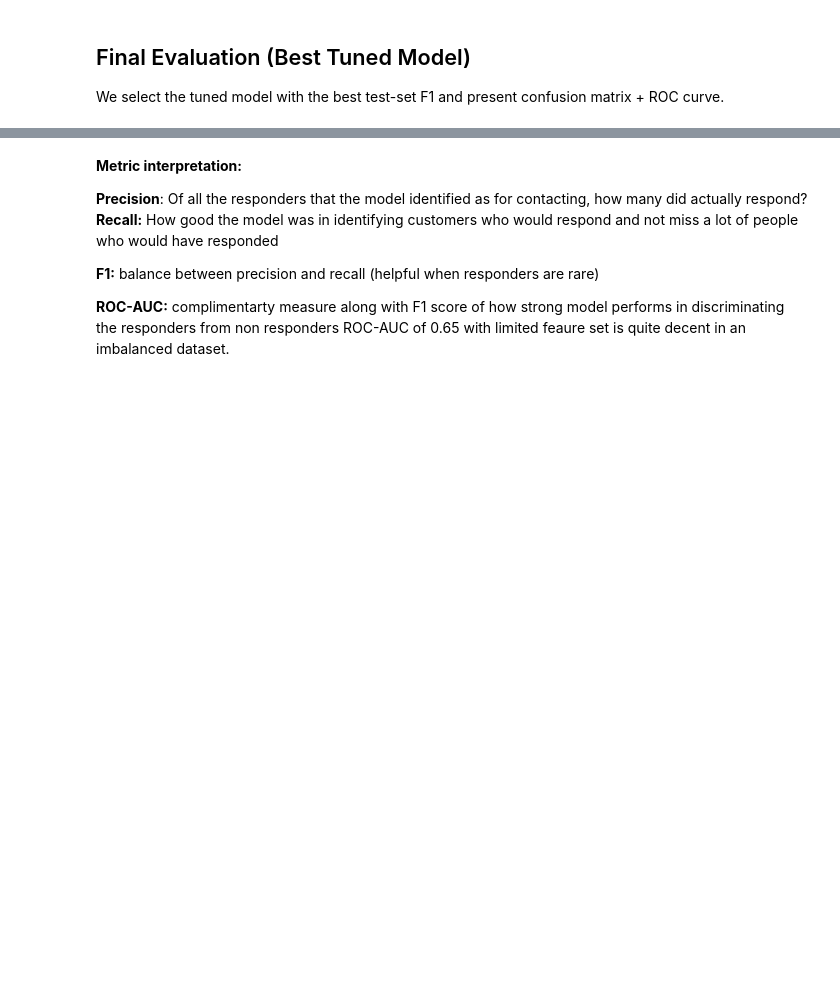
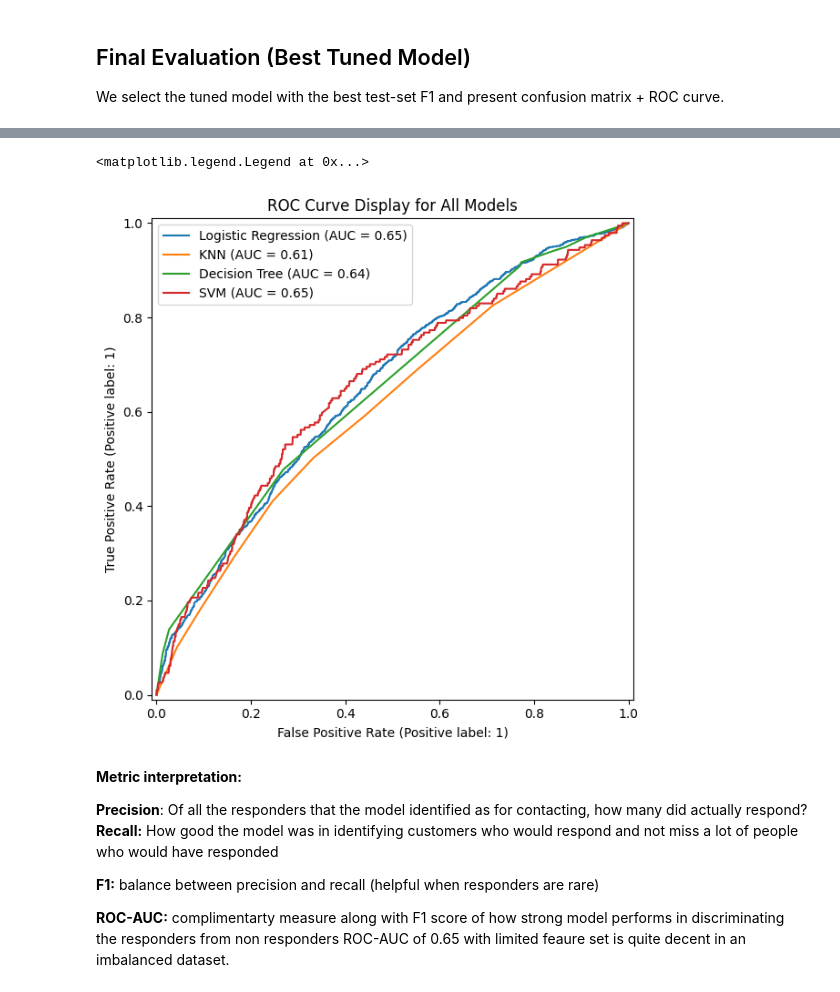
Before and after one commit to Subroy1/MarketingCampaign_ComparingClassifiers, a Jupyter notebook: prompt_III_Assignment17_1.ipynb, the cells around one changed output, grey strips where cells are left out. Saved outputs shown, nothing was run; the diff lists cells and outputs as text; code cells hidden in the pictures; blank space fills up the shorter version.

```diff
--- a/prompt_III_Assignment17_1.ipynb
+++ b/prompt_III_Assignment17_1.ipynb
@@ -940,0 +944,8 @@ We will run grid search only for SVC now with linear and rbf kernel.
+# %%
+# Reduce the X_train and y_train to fractional size from X,y as it takes vvery long time in large datasets -
+X_small = X.sample(frac=0.1, random_state=42)
+y_small = y[X_small.index]
+# Do train test split , only for svm on small dataset and name the sets accordingly with _small suffix
+X_train_small, X_test_small, y_train_small, y_test_small = train_test_split(X_small, y_small, test_size=0.2, random_state=42, stratify=y_small)
+print(y_train_small.value_counts())
+print(y_test_small.value_counts())
@@ -1018,3 +1081,23 @@ print(classification_report(y_test, final_pred, zero_division=0))
+# %%
+# Plot the ROC Curve display for all the models with different color lines ad legend
+plt.figure(figsize=(15, 8))
+ax1 = plt.subplot(1, 2, 1)
+for name, model in best_models.items():
+    # Use X_test and y_test for ROC curve as per previous examples but for SVM use the smaller sets
+    if name == "SVM":
+        proba = model.predict_proba(X_test_small)[:, 1]
+        RocCurveDisplay.from_predictions(y_test_small, proba, name=name, ax=ax1)
+    else:
+        proba = model.predict_proba(X_test)[:, 1]
+        RocCurveDisplay.from_predictions(y_test, proba, name=name, ax=ax1)
+plt.title("ROC Curve Display for All Models")
+plt.legend()
+
+# The second subplot for PRC is currently commented out, so I will remove it.
+# If you want to add PRC curves, please let me know.
+# %% [output]
+<matplotlib.legend.Legend at 0x...>
+[figure, added]
 # %% [markdown]
 **Metric interpretation:**
 
```
Also changed, not shown: parts of 28 cells of this notebook.
